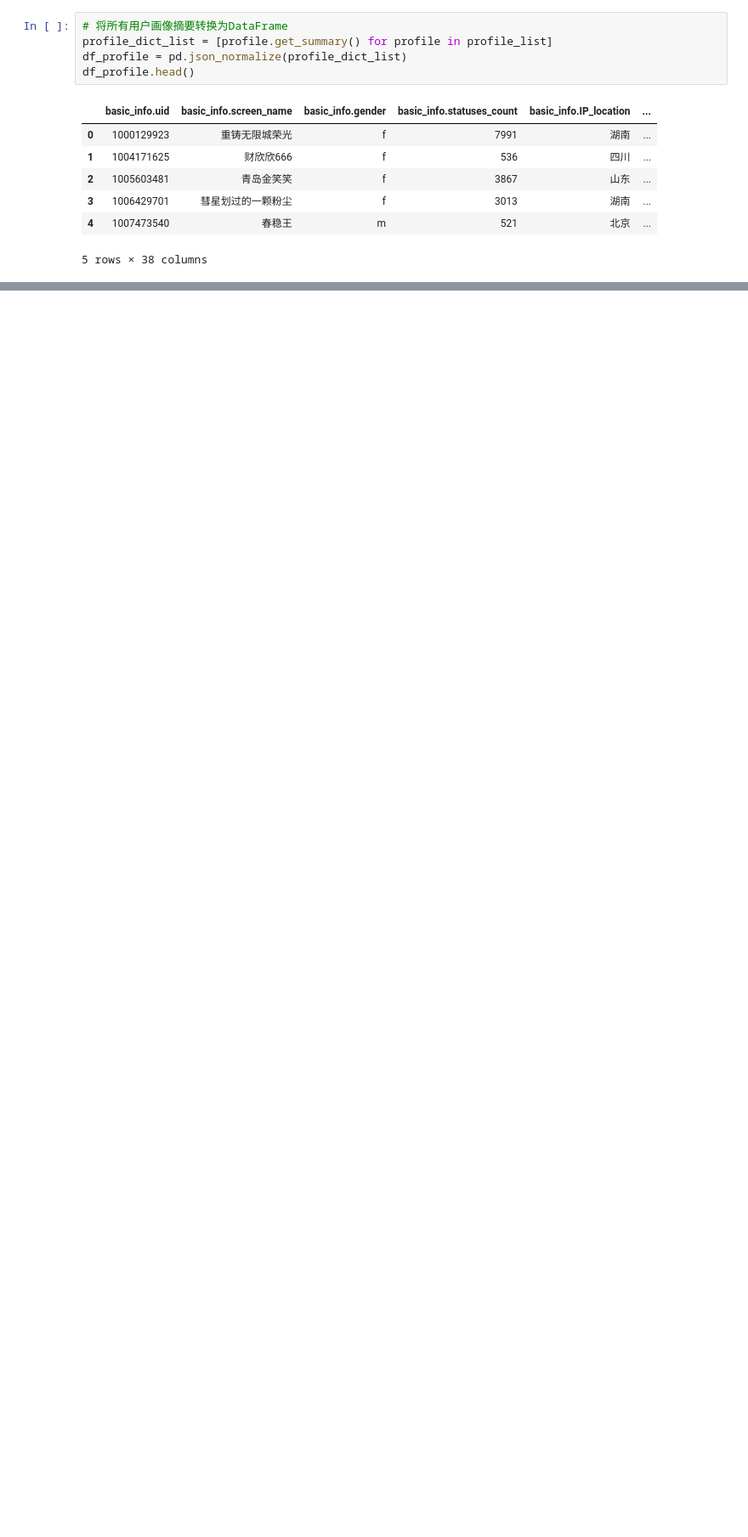
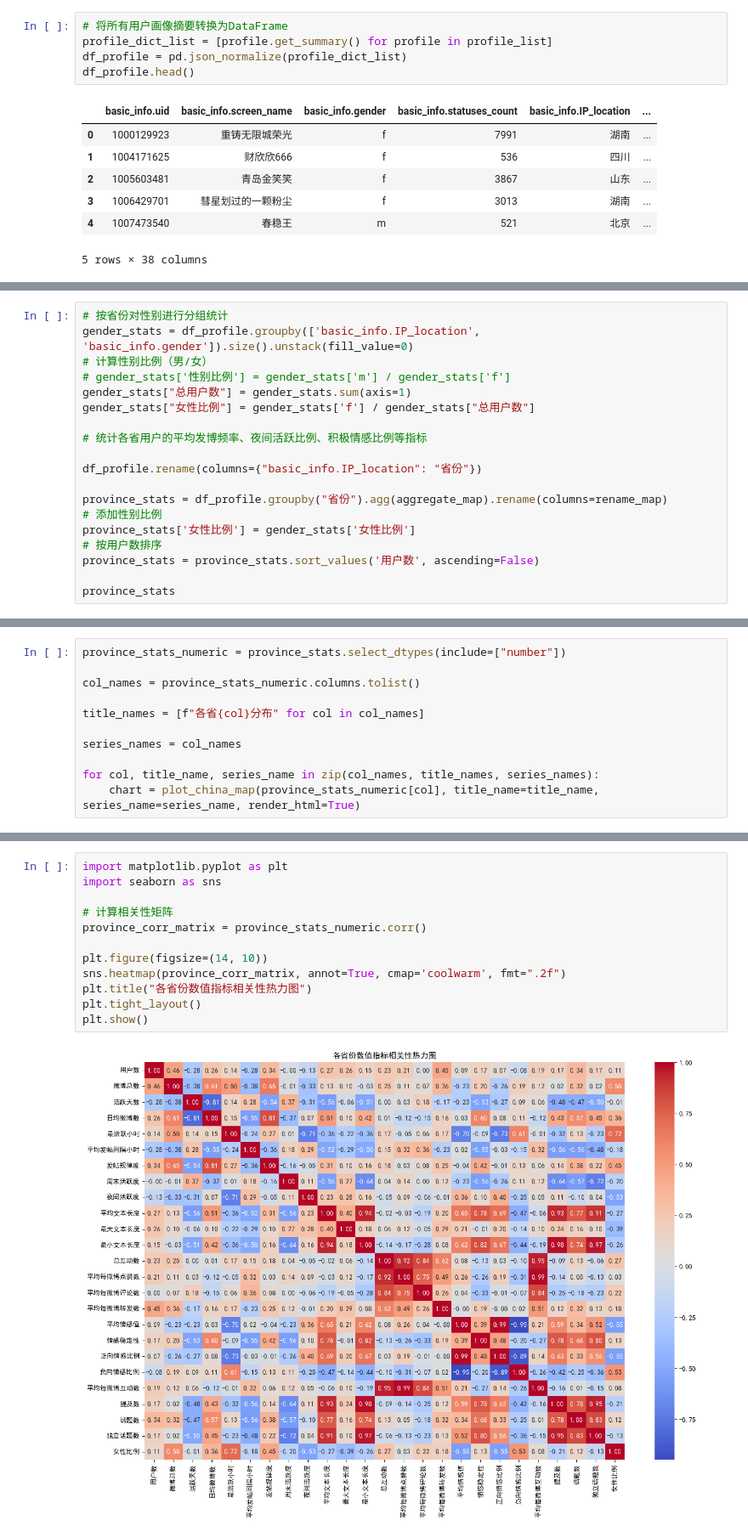
Before and after one commit to YoruRain/ProvincialMentalHealth, a Jupyter notebook: profile/user_profile.ipynb, the cells around one changed output, grey strips where cells are left out. Shown at 85% size. Drawn from its saved outputs; the diff is of its cells as text; blank space fills up the shorter version.

```diff
--- a/profile/user_profile.ipynb
+++ b/profile/user_profile.ipynb
@@ -570,0 +689,19 @@ for profile in profile_list:
+# %%
+# 按省份对性别进行分组统计
+gender_stats = df_profile.groupby(['basic_info.IP_location', 'basic_info.gender']).size().unstack(fill_value=0)
+# 计算性别比例（男/女）
+# gender_stats['性别比例'] = gender_stats['m'] / gender_stats['f']
+gender_stats["总用户数"] = gender_stats.sum(axis=1)
+gender_stats["女性比例"] = gender_stats['f'] / gender_stats["总用户数"]
+
+# 统计各省用户的平均发博频率、夜间活跃比例、积极情感比例等指标
+
+df_profile.rename(columns={"basic_info.IP_location": "省份"})
+
+province_stats = df_profile.groupby("省份").agg(aggregate_map).rename(columns=rename_map)
+# 添加性别比例
+province_stats['女性比例'] = gender_stats['女性比例']
+# 按用户数排序
+province_stats = province_stats.sort_values('用户数', ascending=False)
+
+province_stats
@@ -570,0 +808,11 @@ for profile in profile_list:
+# %%
+province_stats_numeric = province_stats.select_dtypes(include=["number"])
+
+col_names = province_stats_numeric.columns.tolist()
+
+title_names = [f"各省{col}分布" for col in col_names]
+
+series_names = col_names
+
+for col, title_name, series_name in zip(col_names, title_names, series_names):
+    chart = plot_china_map(province_stats_numeric[col], title_name=title_name, series_name=series_name, render_html=True)
@@ -570,0 +835,14 @@ for profile in profile_list:
+# %%
+import matplotlib.pyplot as plt
+import seaborn as sns
+
+# 计算相关性矩阵
+province_corr_matrix = province_stats_numeric.corr()
+
+plt.figure(figsize=(14, 10))
+sns.heatmap(province_corr_matrix, annot=True, cmap='coolwarm', fmt=".2f")
+plt.title("各省份数值指标相关性热力图")
+plt.tight_layout()
+plt.show()
+# %% [output]
+[figure, added]
```
Also changed, not shown: parts of 15 cells of this notebook.
